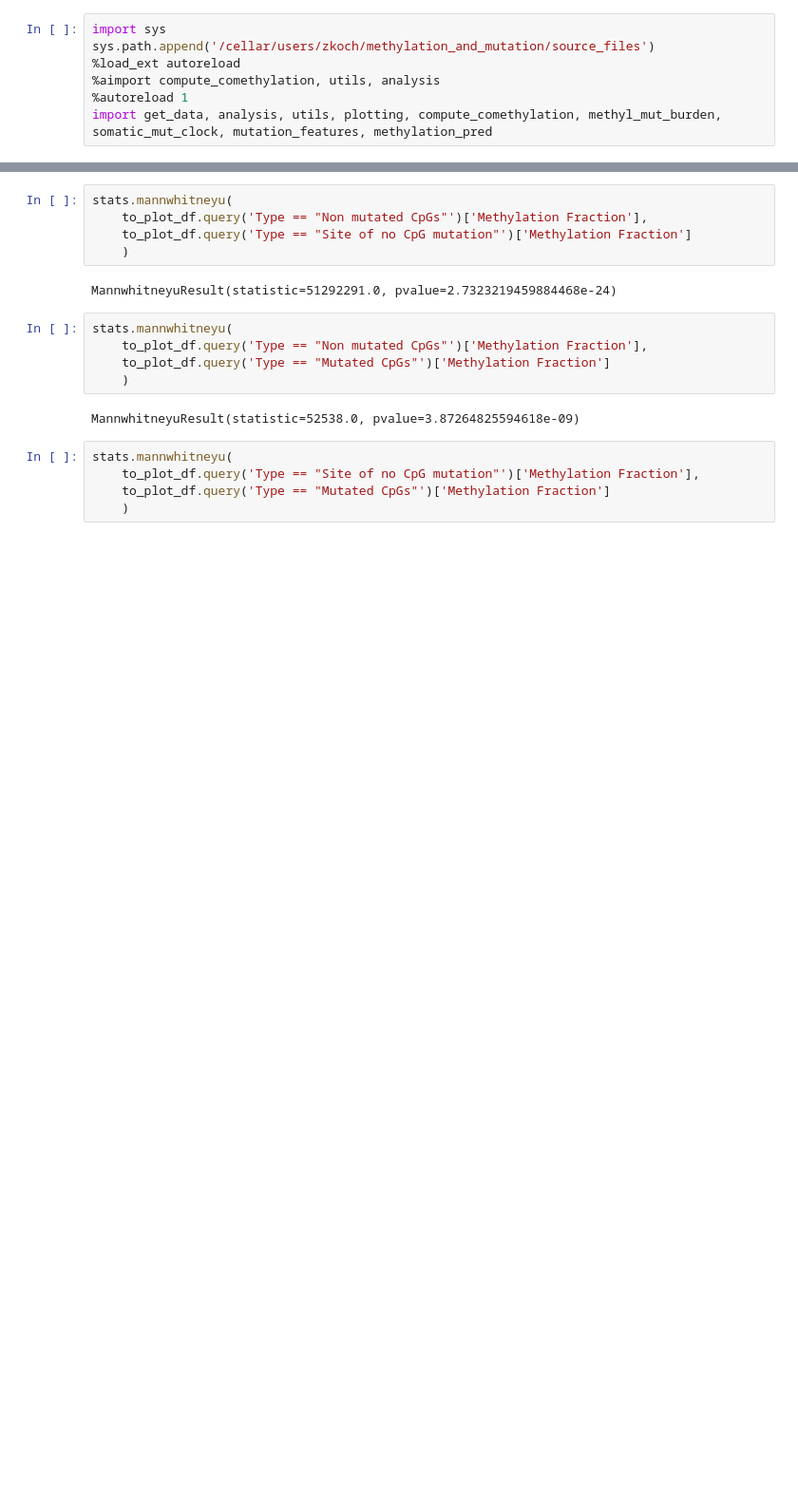
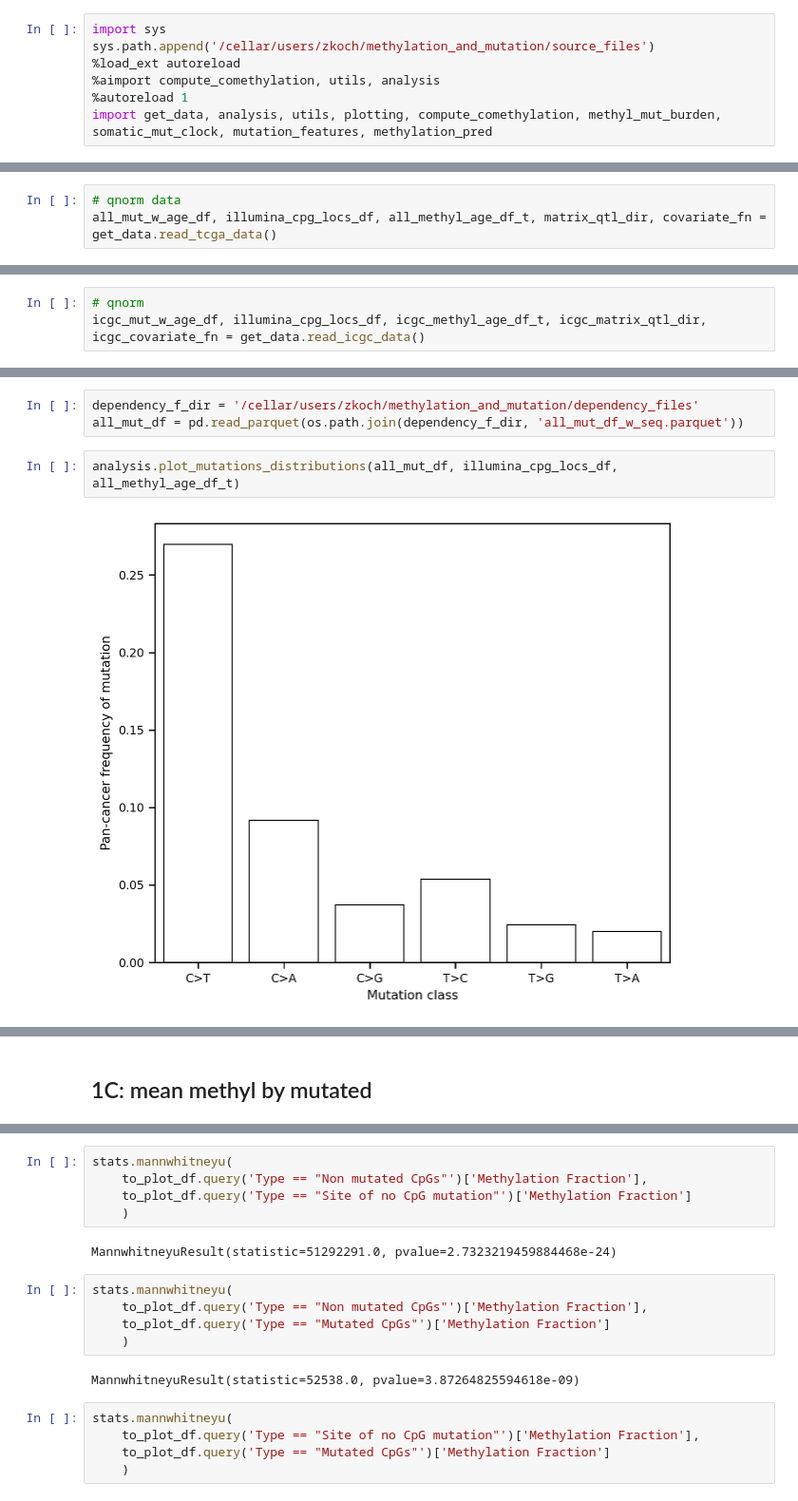
Before and after one commit to zanekoch/methylation_and_mutation, a Jupyter notebook: figure1_042023.ipynb, the cells around one changed output, grey strips where cells are left out. Shown at 95% size. Saved outputs shown, nothing was run; the diff lists cells and outputs as text; blank space fills up the shorter version.

```diff
--- a/figure1_042023.ipynb
+++ b/figure1_042023.ipynb
@@ -224,0 +37,3 @@ array(['Non mutated CpGs', 'Mutated CpGs', 'Site of no CpG mutation'],
+# %%
+# qnorm data
+all_mut_w_age_df, illumina_cpg_locs_df, all_methyl_age_df_t, matrix_qtl_dir, covariate_fn = get_data.read_tcga_data()
@@ -224,0 +48,3 @@ array(['Non mutated CpGs', 'Mutated CpGs', 'Site of no CpG mutation'],
+# %%
+# qnorm
+icgc_mut_w_age_df, illumina_cpg_locs_df, icgc_methyl_age_df_t, icgc_matrix_qtl_dir, icgc_covariate_fn = get_data.read_icgc_data()
@@ -224,0 +147,7 @@ array(['Non mutated CpGs', 'Mutated CpGs', 'Site of no CpG mutation'],
+# %%
+dependency_f_dir = '/cellar/users/zkoch/methylation_and_mutation/dependency_files'
+all_mut_df = pd.read_parquet(os.path.join(dependency_f_dir, 'all_mut_df_w_seq.parquet'))
+# %%
+analysis.plot_mutations_distributions(all_mut_df, illumina_cpg_locs_df, all_methyl_age_df_t)
+# %% [output]
+[figure, added]
@@ -224,0 +156,2 @@ array(['Non mutated CpGs', 'Mutated CpGs', 'Site of no CpG mutation'],
+# %% [markdown]
+## 1C: mean methyl by mutated
```
Also changed, not shown: parts of 52 cells of this notebook, 15 other files.
